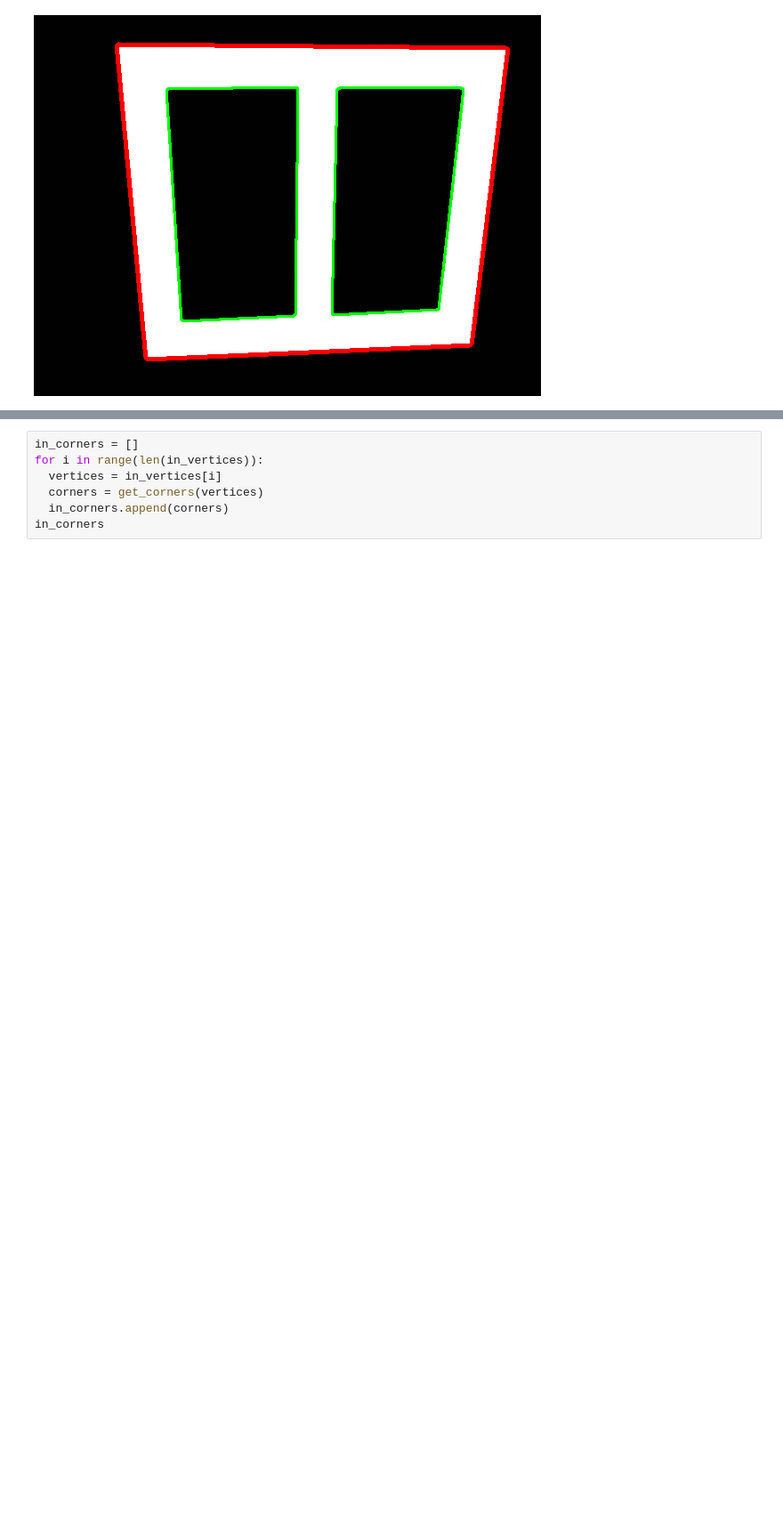
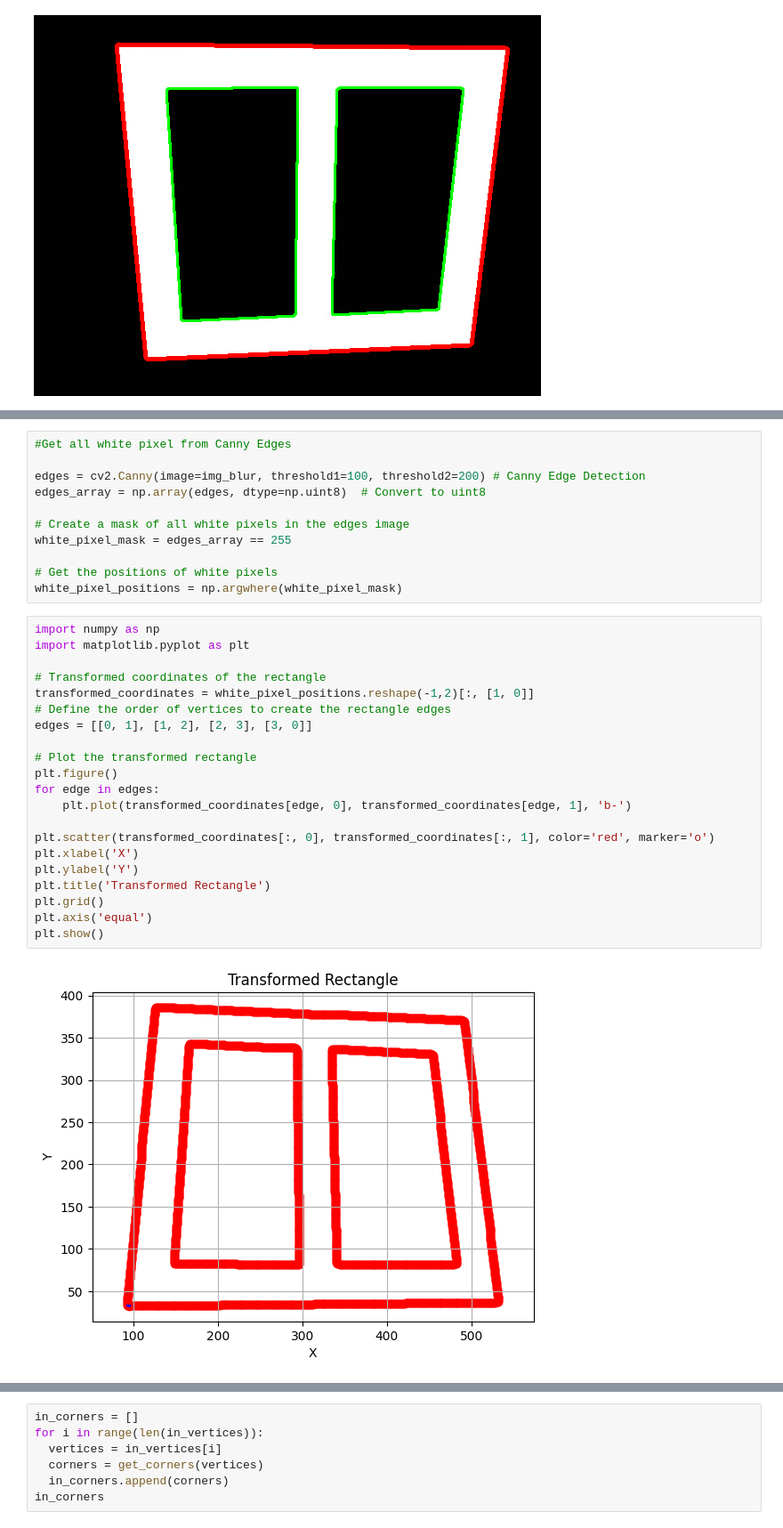
Before and after one commit to JanMeow/ML-cases, a Jupyter notebook: 0817_SAM_Perspective_Adjustment.ipynb, the cells around one changed output, grey strips where cells are left out. Shown at 89% size. Drawn from its saved outputs; the diff is of its cells as text; blank space fills up the shorter version.

```diff
--- a/0817_SAM_Perspective_Adjustment.ipynb
+++ b/0817_SAM_Perspective_Adjustment.ipynb
@@ -287,0 +318,34 @@ cv2_imshow(original_img)
+# %%
+#Get all white pixel from Canny Edges
+
+edges = cv2.Canny(image=img_blur, threshold1=100, threshold2=200) # Canny Edge Detection
+edges_array = np.array(edges, dtype=np.uint8)  # Convert to uint8
+
+# Create a mask of all white pixels in the edges image
+white_pixel_mask = edges_array == 255
+
+# Get the positions of white pixels
+white_pixel_positions = np.argwhere(white_pixel_mask)
+# %%
+import numpy as np
+import matplotlib.pyplot as plt
+
+# Transformed coordinates of the rectangle
+transformed_coordinates = white_pixel_positions.reshape(-1,2)[:, [1, 0]]
+# Define the order of vertices to create the rectangle edges
+edges = [[0, 1], [1, 2], [2, 3], [3, 0]]
+
+# Plot the transformed rectangle
+plt.figure()
+for edge in edges:
+    plt.plot(transformed_coordinates[edge, 0], transformed_coordinates[edge, 1], 'b-')
+
+plt.scatter(transformed_coordinates[:, 0], transformed_coordinates[:, 1], color='red', marker='o')
+plt.xlabel('X')
+plt.ylabel('Y')
+plt.title('Transformed Rectangle')
+plt.grid()
+plt.axis('equal')
+plt.show()
+# %% [output]
+[figure, added]
```
Also changed, not shown: parts of 22 cells of this notebook.
